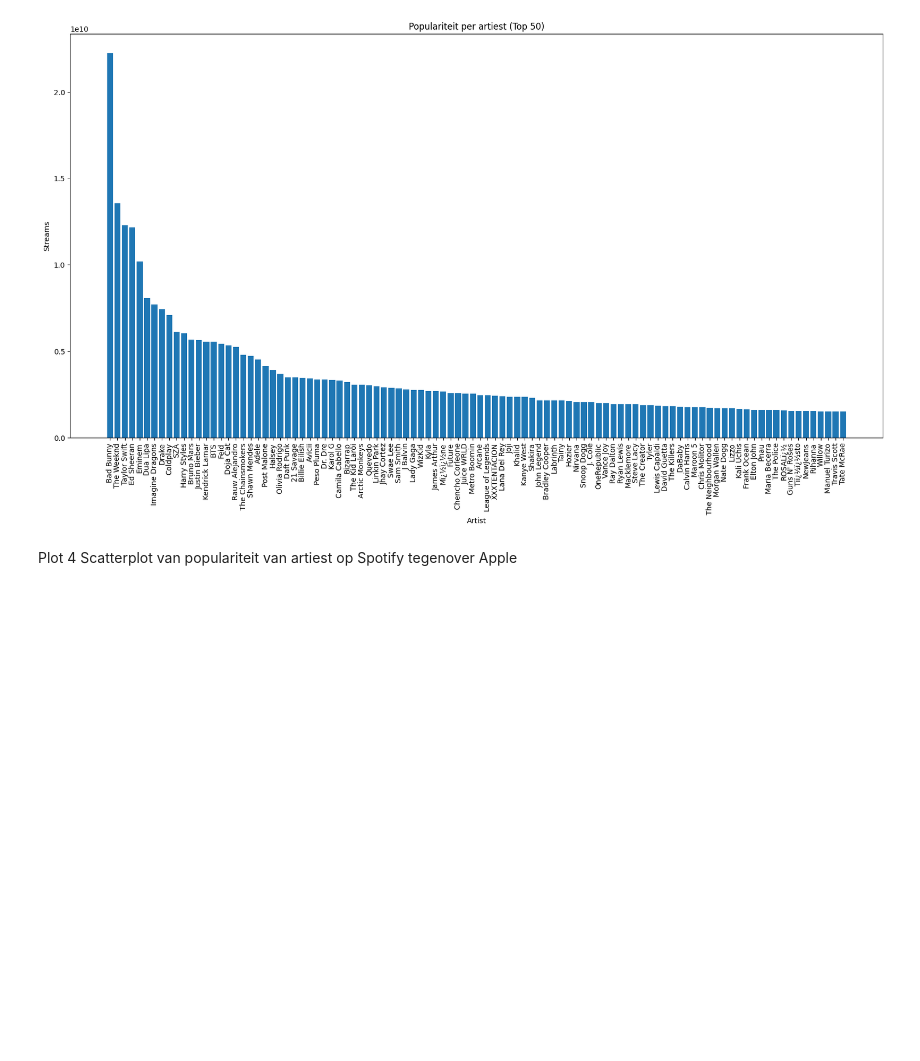
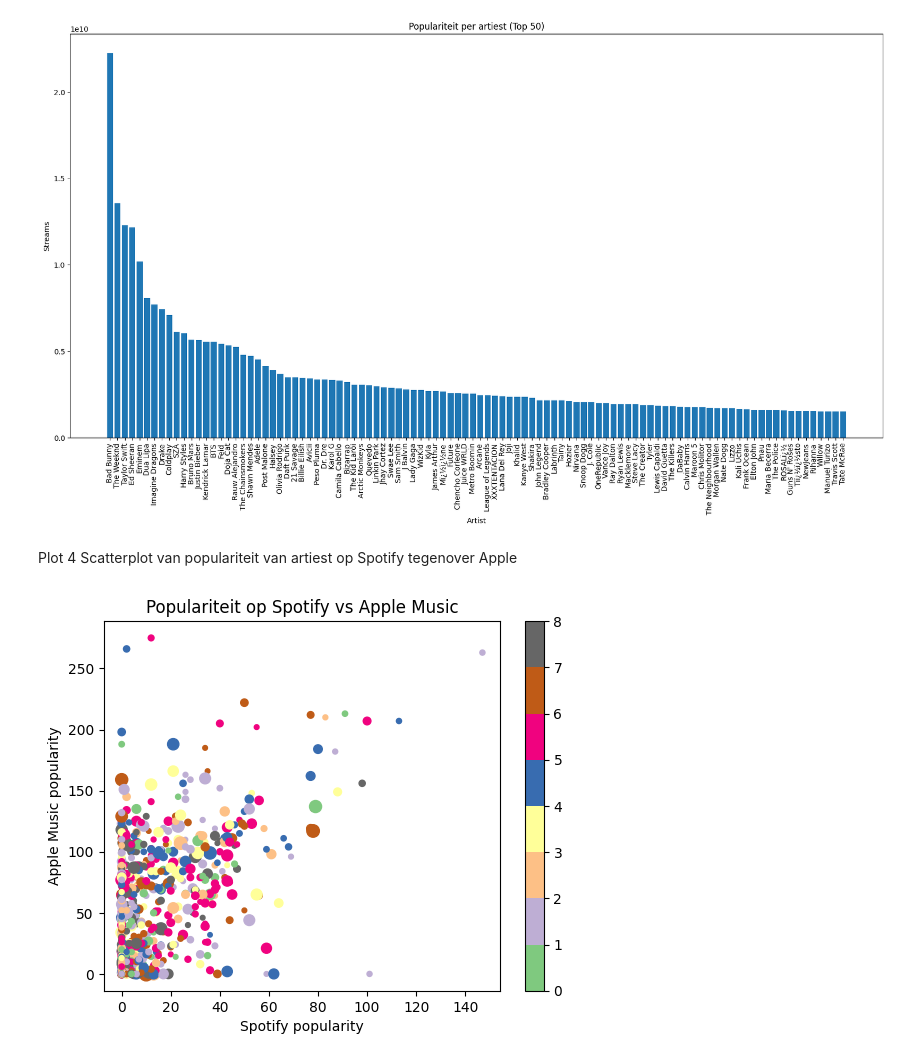
Before and after one commit to robindehullu-howest/apm-project, a Jupyter notebook: Data/TopSpotify.ipynb, the cells around one changed output. Cells and saved outputs as stored; diff of their text form; code cells hidden in the pictures; blank space fills up the shorter version.

Commit message:
Added popularity on spotify vs apple scatterplot with general type of song distinction

```diff
--- a/Data/TopSpotify.ipynb
+++ b/Data/TopSpotify.ipynb
@@ -195,3 +195,39 @@ plt.show()
 [figure]
 # %% [markdown]
 Plot 4 Scatterplot van populariteit van artiest op Spotify tegenover Apple
+# %%
+# scatterplot of the popularity of a song on spotify (in_spotify_charts) vs the popularity of an artist on apple music (in_apple_charts)
+# I want the size of the dots to be the scaled number of streams
+
+from sklearn.preprocessing import MinMaxScaler
+
+# Create a scaler object
+scaler = MinMaxScaler(feature_range=(10, 100))
+
+# Fit the scaler and transform the 'streams' column
+dataset['scaled_streams'] = scaler.fit_transform(dataset[['streams']])
+
+# I want the color of the dots to be the general type of song
+from sklearn.cluster import KMeans
+
+# Select the features to use for clustering
+features = dataset[['danceability_%', 'valence_%', 'energy_%', 'acousticness_%', 'instrumentalness_%', 'liveness_%', 'speechiness_%']]
+
+# Create a KMeans object with the number of clusters you want to create
+kmeans = KMeans(n_clusters=9)
+
+# Fit the KMeans object to the data
+kmeans.fit(features)
+
+# Add the cluster labels to the dataset
+dataset['cluster'] = kmeans.labels_
+
+plt.scatter(dataset['in_spotify_charts'], dataset['in_apple_charts'], s=dataset['scaled_streams'], c=dataset['cluster'], cmap='Accent')
+plt.colorbar()
+
+plt.xlabel('Spotify popularity')
+plt.ylabel('Apple Music popularity')
+plt.title('Populariteit op Spotify vs Apple Music')
+plt.show()
+# %% [output]
+[figure, added]
```
